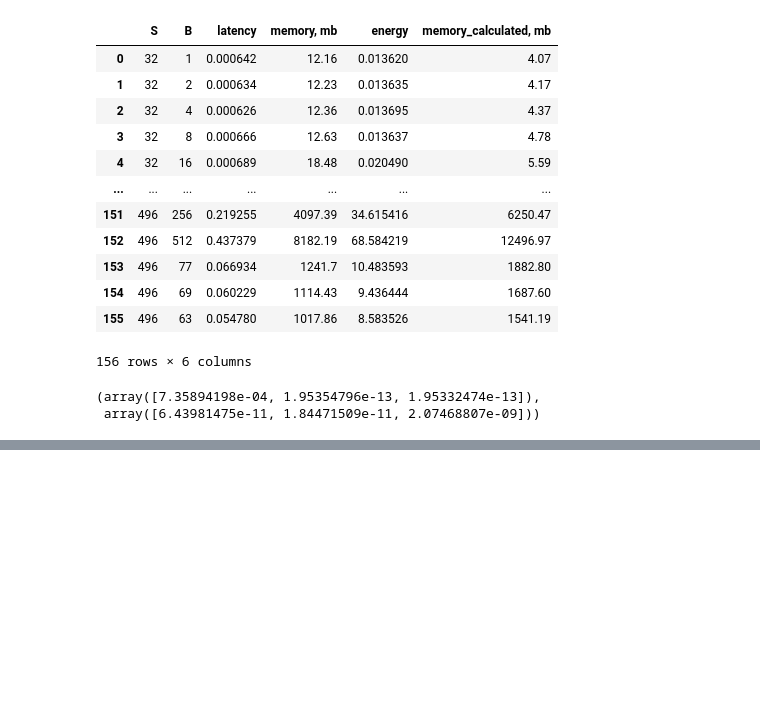
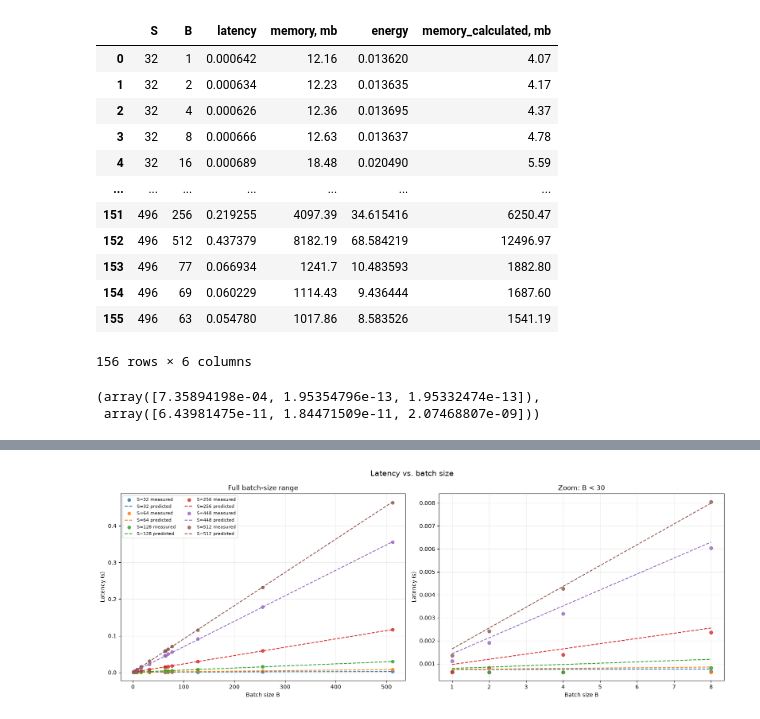
Before and after one commit to tatyana-kutkina/Efficient-Models_ITMO, a Jupyter notebook: graphs.ipynb, the cells around one changed output, grey strips where cells are left out. Drawn from its saved outputs; the diff is of its cells as text; code cells hidden in the pictures; blank space fills up the shorter version.

```diff
--- a/graphs.ipynb
+++ b/graphs.ipynb
@@ -256,0 +308,11 @@ plt.show()
+# %%
+plot_vs_batch(
+    df=df,
+    measured_column="latency",
+    predicted_column="latency_calculated",
+    ylabel="Latency (s)",
+    title="Latency vs. batch size",
+    filename="latency_vs_batch.png",
+)
+# %% [output]
+[figure, added]
```
Also changed, not shown: parts of 23 cells of this notebook.
